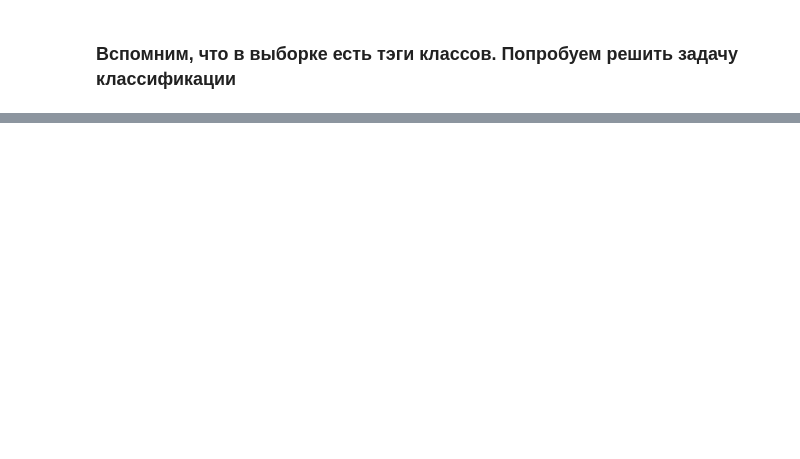
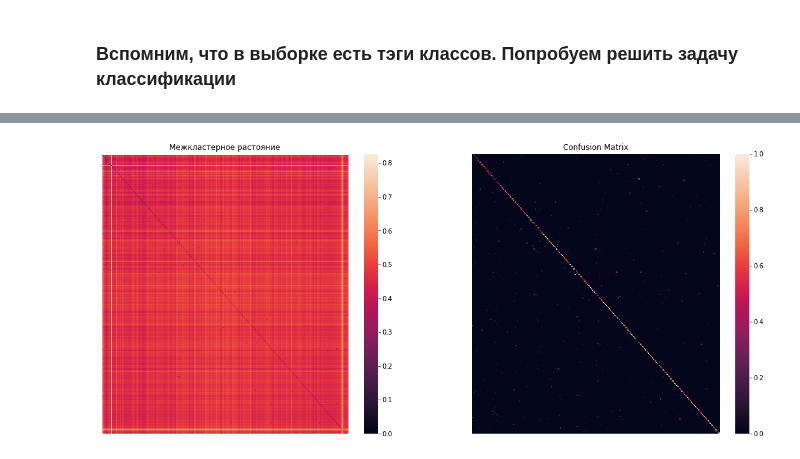
Before and after one commit to andriygav/MachineLearning, a Jupyter notebook: topicmodeling/main.ipynb, the cells around one changed output, grey strips where cells are left out. Drawn from its saved outputs; the diff is of its cells as text; code cells hidden in the pictures; blank space fills up the shorter version.

```diff
--- a/topicmodeling/main.ipynb
+++ b/topicmodeling/main.ipynb
@@ -762,0 +1201,2 @@ print(classification_report(y_valid, pred, zero_division=1))
+# %%
+classifier.fit(X_train, month_modal_train)
@@ -762,0 +1205,2 @@ print(classification_report(y_valid, pred, zero_division=1))
+# %%
+pred = classifier.predict(X_valid)
@@ -762,0 +1227,11 @@ print(classification_report(y_valid, pred, zero_division=1))
+# %%
+X_valid = np.array(X_valid)
+# %%
+matrix = np.zeros((len(unique_modal), len(unique_modal)))
+
+for i in tqdm(range(len(matrix))):
+    for j in tqdm(range(len(matrix[i])), leave=False):
+        ret = scipy.spatial.distance.cdist(
+            X_valid[month_modal_valid==unique_modal[i].strftime('%m_%Y')],
+            X_valid[month_modal_valid==unique_modal[j].strftime('%m_%Y')])
+        matrix[i][j] = ret.mean()
@@ -762,0 +1252,27 @@ print(classification_report(y_valid, pred, zero_division=1))
+# %%
+fig = plt.figure(figsize=(19, 8))
+
+ax1 = fig.add_subplot(121)
+ax2 = fig.add_subplot(122)
+
+sns.heatmap(
+    data=confusion_matrix(
+        month_modal_valid,
+        pred, normalize='pred'),
+    annot=False,
+    ax=ax2)
+
+sns.heatmap(
+    data=matrix,
+    annot=False,
+    ax=ax1)
+
+ax1.axis('off')
+ax2.axis('off')
+
+ax1.set_title('Межкластерное растояние')
+ax2.set_title('Confusion Matrix')
+
+plt.show()
+# %% [output]
+[figure, added]
```
Also changed, not shown: parts of 69 cells of this notebook.
